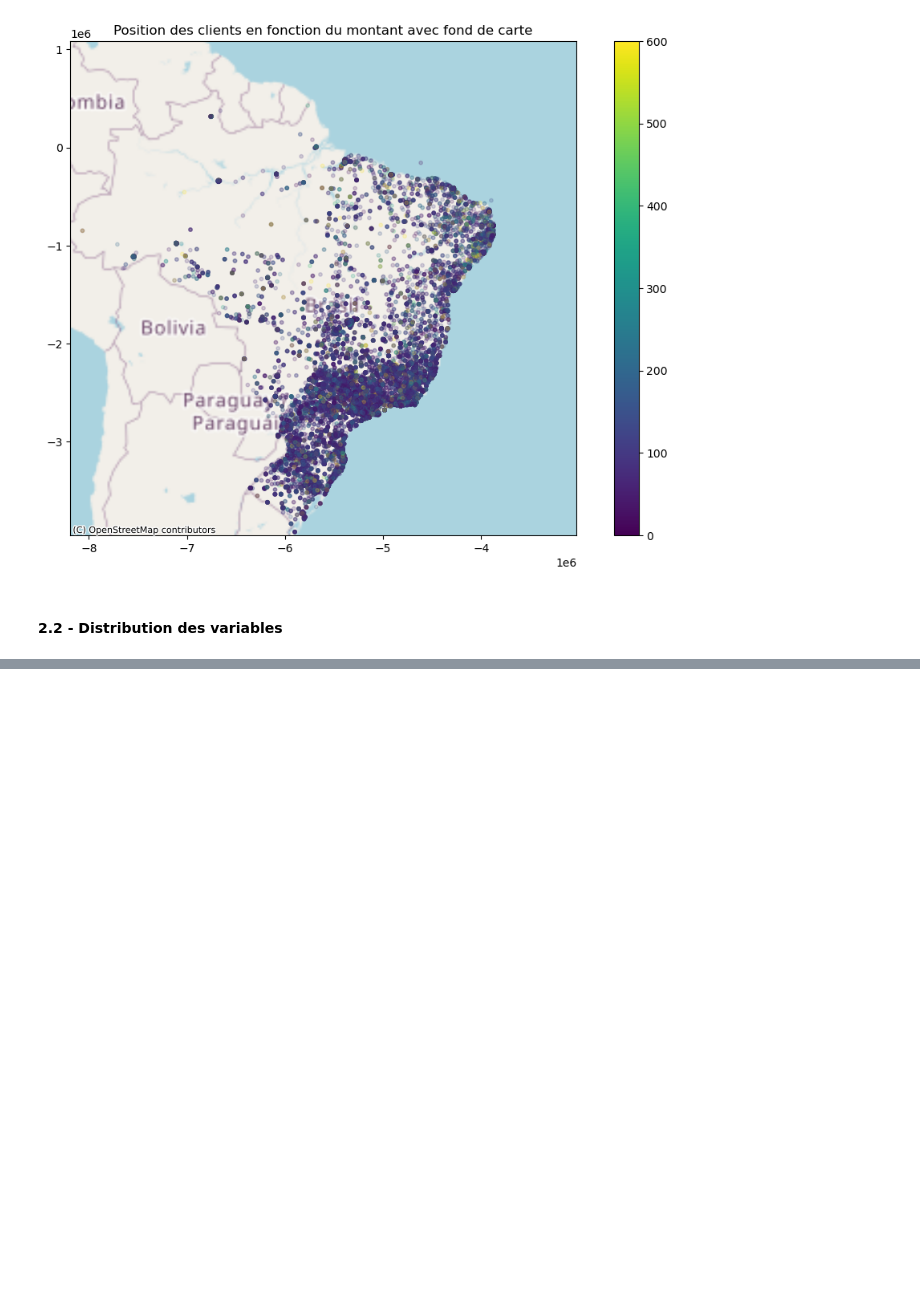
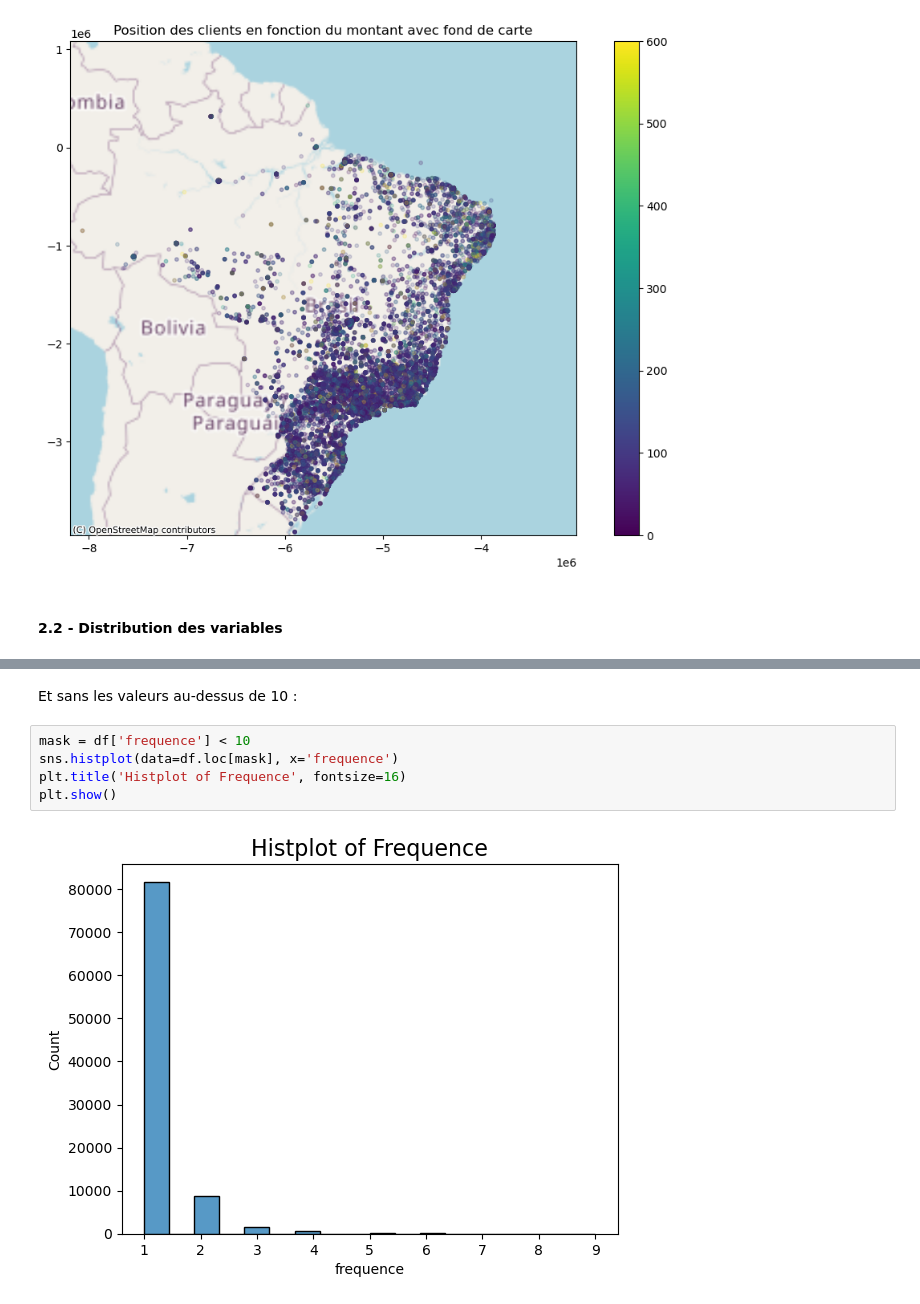
Before and after one commit to ludovic-source/Data_scientist_formation, a Jupyter notebook: projet_5/Projet_5_exploration.ipynb, the cells around one changed output, grey strips where cells are left out. Cells and saved outputs as stored; diff of their text form; blank space fills up the shorter version.

```diff
--- a/projet_5/Projet_5_exploration.ipynb
+++ b/projet_5/Projet_5_exploration.ipynb
@@ -323,0 +342,9 @@ Series([], Name: total_reviews, dtype: float64)
+# %% [markdown]
+Et sans les valeurs au-dessus de 10 :
+# %%
+mask = df['frequence'] < 10
+sns.histplot(data=df.loc[mask], x='frequence')
+plt.title('Histplot of Frequence', fontsize=16)
+plt.show()
+# %% [output]
+[figure, added]
```
Also changed, not shown: parts of 24 cells of this notebook.
